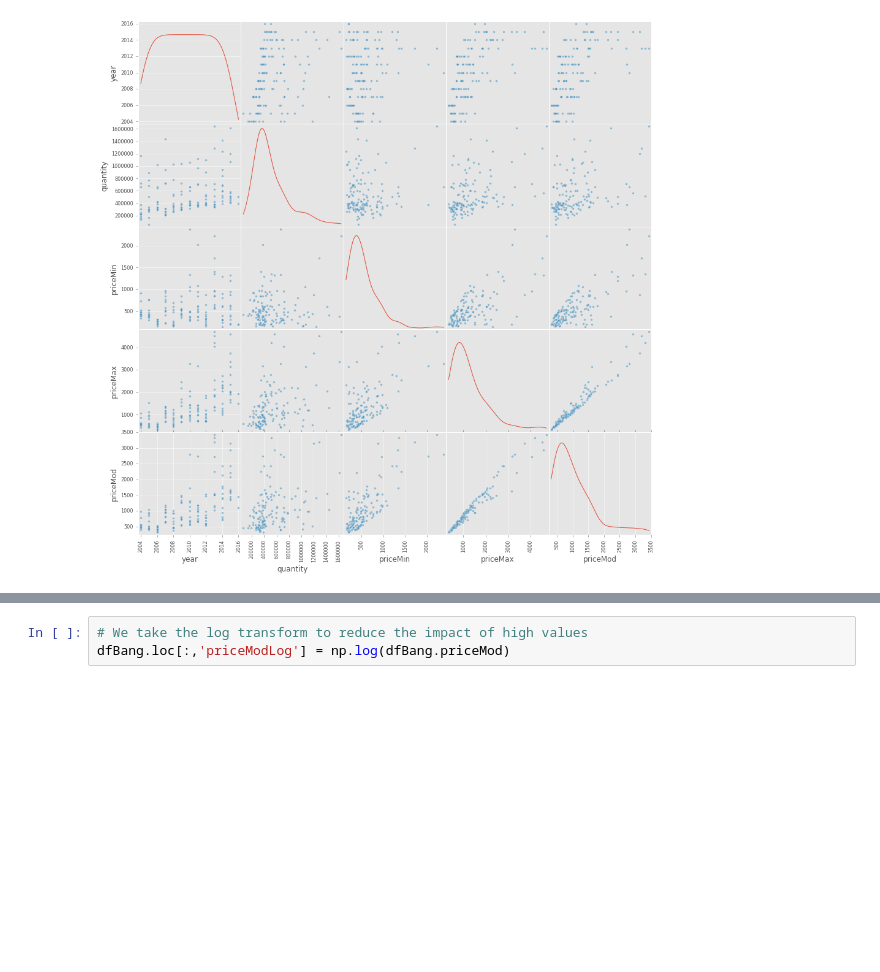
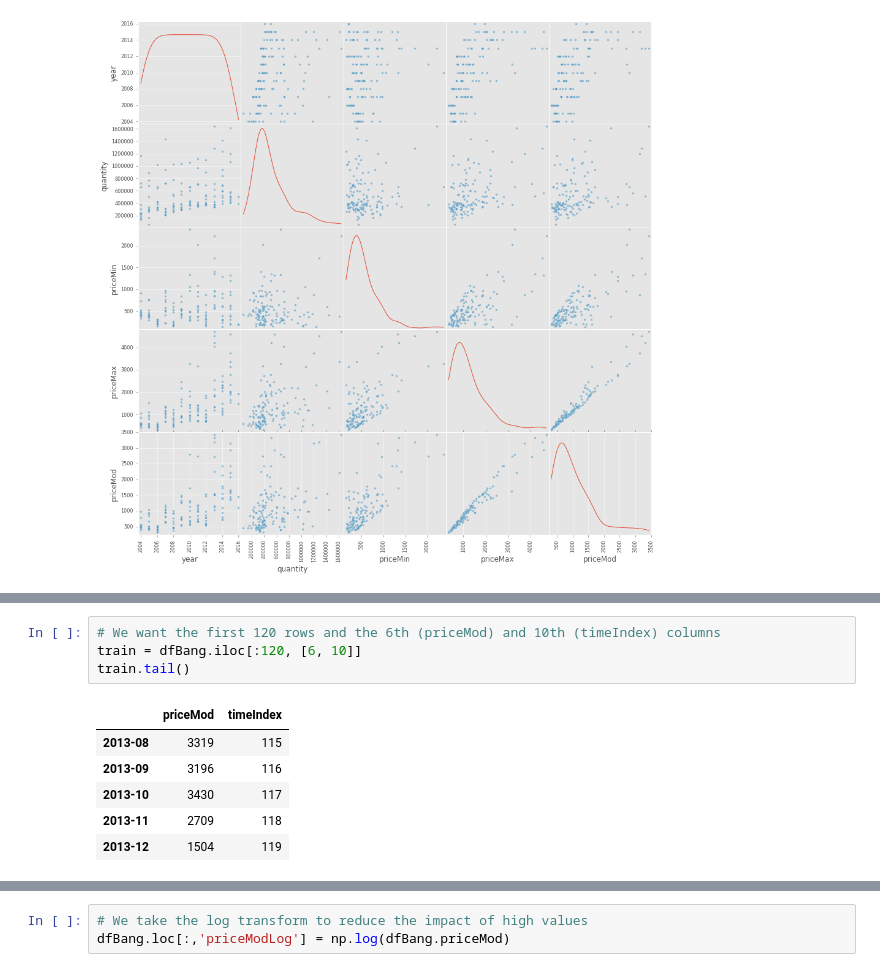
Before and after one commit to jithurjacob/machine-learning, a Jupyter notebook: time_series/5-Model.ipynb, the cells around one changed output, grey strips where cells are left out. Saved outputs shown, nothing was run; the diff lists cells and outputs as text; blank space fills up the shorter version.

```diff
--- a/time_series/5-Model.ipynb
+++ b/time_series/5-Model.ipynb
@@ -128,0 +195,11 @@ lm = sm.OLS(y, x).fit()
+# %%
+# We want the first 120 rows and the 6th (priceMod) and 10th (timeIndex) columns
+train = dfBang.iloc[:120, [6, 10]]
+train.tail()
+# %% [output]
+|  | priceMod | timeIndex |
+| 2013-08 | 3319 | 115 |
+| 2013-09 | 3196 | 116 |
+| 2013-10 | 3430 | 117 |
+| 2013-11 | 2709 | 118 |
+| 2013-12 | 1504 | 119 |
```
Also changed, not shown: parts of 59 cells of this notebook, 1 other file.
